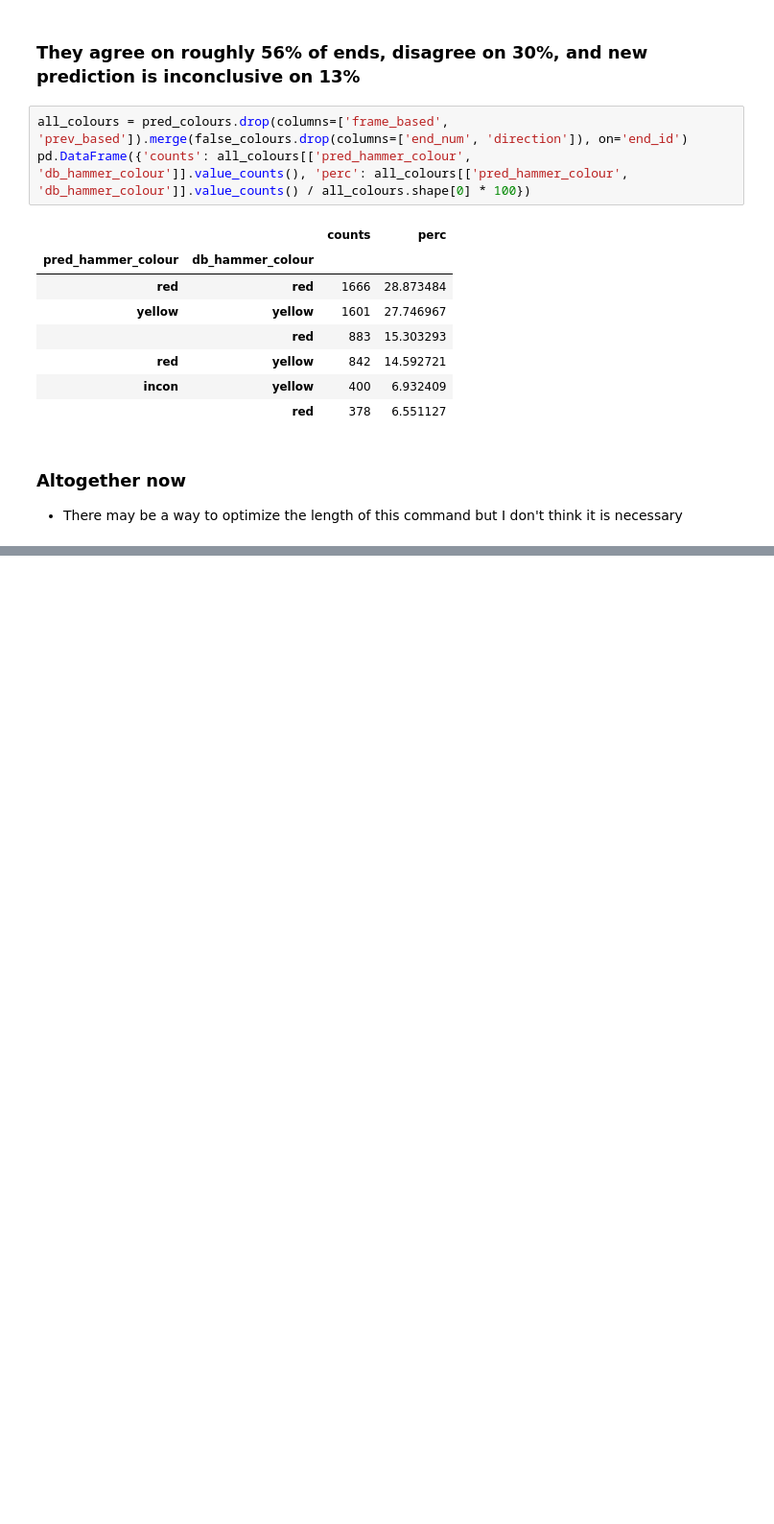
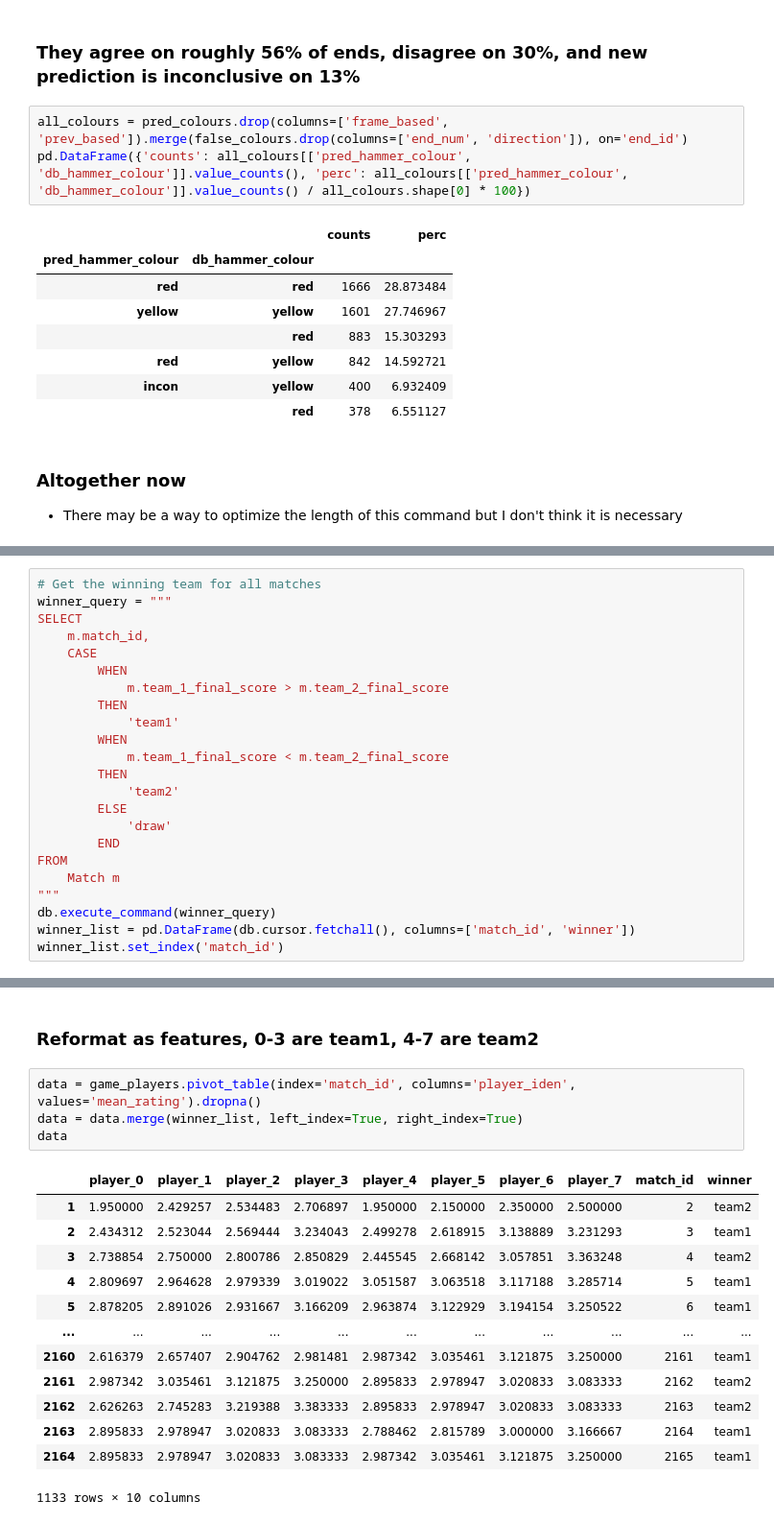
Before and after one commit to NWNHT/curling, a Jupyter notebook: src/predictions.ipynb, the cells around one changed output, grey strips where cells are left out. Shown at 96% size. Saved outputs shown, nothing was run; the diff lists cells and outputs as text; blank space fills up the shorter version.

```diff
--- a/src/predictions.ipynb
+++ b/src/predictions.ipynb
@@ -962,0 +1107,23 @@ pd.DataFrame({'counts': pred_colours[['pred_hammer_colour']].value_counts(), 'pe
+# %%
+# Get the winning team for all matches
+winner_query = """
+SELECT
+    m.match_id,
+    CASE
+        WHEN
+            m.team_1_final_score > m.team_2_final_score
+        THEN
+            'team1'
+        WHEN
+            m.team_1_final_score < m.team_2_final_score
+        THEN
+            'team2'
+        ELSE
+            'draw'
+        END
+FROM
+    Match m
+"""
+db.execute_command(winner_query)
+winner_list = pd.DataFrame(db.cursor.fetchall(), columns=['match_id', 'winner'])
+winner_list.set_index('match_id')
@@ -962,0 +1177,20 @@ pd.DataFrame({'counts': pred_colours[['pred_hammer_colour']].value_counts(), 'pe
+# %% [markdown]
+### Reformat as features, 0-3 are team1, 4-7 are team2
+# %%
+data = game_players.pivot_table(index='match_id', columns='player_iden', values='mean_rating').dropna()
+data = data.merge(winner_list, left_index=True, right_index=True)
+data
+# %% [output]
+|  | player_0 | player_1 | player_2 | player_3 | player_4 | player_5 | player_6 | player_7 | match_id | winner |
+| 1 | 1.950000 | 2.429257 | 2.534483 | 2.706897 | 1.950000 | 2.150000 | 2.350000 | 2.500000 | 2 | team2 |
+| 2 | 2.434312 | 2.523044 | 2.569444 | 3.234043 | 2.499278 | 2.618915 | 3.138889 | 3.231293 | 3 | team1 |
+| 3 | 2.738854 | 2.750000 | 2.800786 | 2.850829 | 2.445545 | 2.668142 | 3.057851 | 3.363248 | 4 | team2 |
+| 4 | 2.809697 | 2.964628 | 2.979339 | 3.019022 | 3.051587 | 3.063518 | 3.117188 | 3.285714 | 5 | team1 |
+| 5 | 2.878205 | 2.891026 | 2.931667 | 3.166209 | 2.963874 | 3.122929 | 3.194154 | 3.250522 | 6 | team1 |
+| ... | ... | ... | ... | ... | ... | ... | ... | ... | ... | ... |
+| 2160 | 2.616379 | 2.657407 | 2.904762 | 2.981481 | 2.987342 | 3.035461 | 3.121875 | 3.250000 | 2161 | team1 |
+| 2161 | 2.987342 | 3.035461 | 3.121875 | 3.250000 | 2.895833 | 2.978947 | 3.020833 | 3.083333 | 2162 | team2 |
+| 2162 | 2.626263 | 2.745283 | 3.219388 | 3.383333 | 2.895833 | 2.978947 | 3.020833 | 3.083333 | 2163 | team2 |
+| 2163 | 2.895833 | 2.978947 | 3.020833 | 3.083333 | 2.788462 | 2.815789 | 3.000000 | 3.166667 | 2164 | team1 |
+| 2164 | 2.895833 | 2.978947 | 3.020833 | 3.083333 | 2.987342 | 3.035461 | 3.121875 | 3.250000 | 2165 | team1 |
+1133 rows × 10 columns
```
Also changed, not shown: parts of 38 cells of this notebook, 10 other files.
